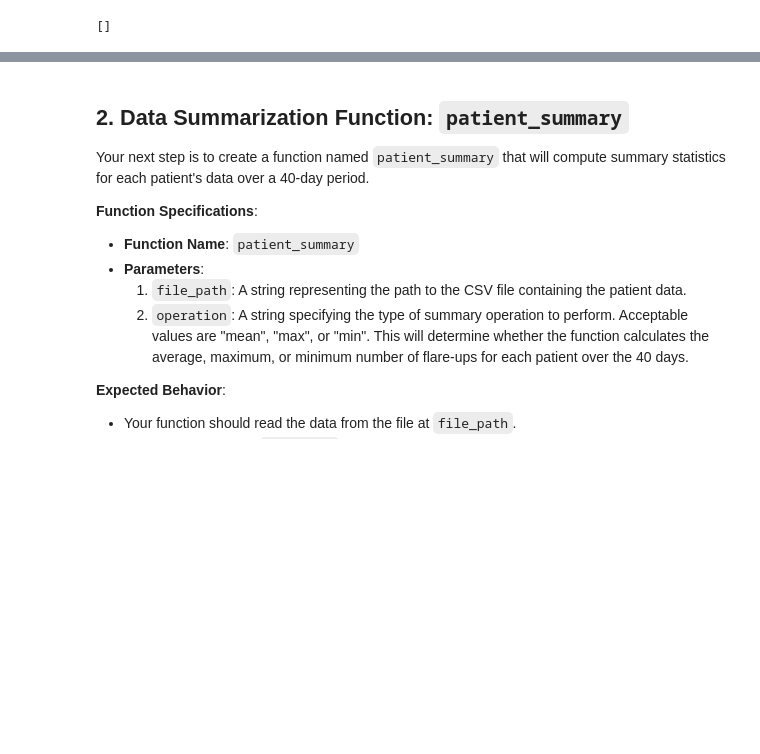
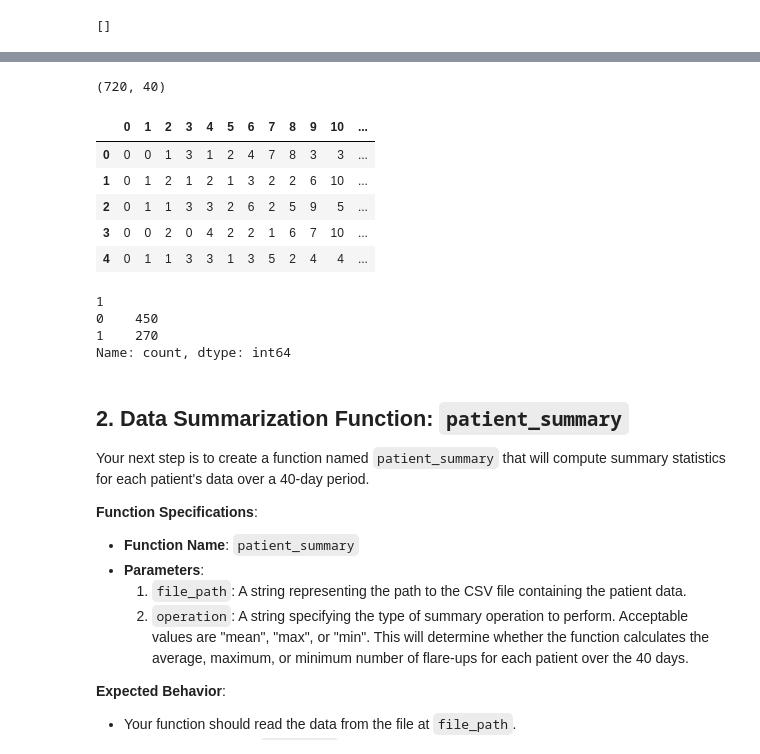
Before and after one commit to imdwipayana/Battlefield, a Jupyter notebook: DSI/Python/Assignment_2/assignment_2.ipynb, the cells around one changed output, grey strips where cells are left out. Cells and saved outputs as stored; diff of their text form; code cells hidden in the pictures; blank space fills up the shorter version.

```diff
--- a/DSI/Python/Assignment_2/assignment_2.ipynb
+++ b/DSI/Python/Assignment_2/assignment_2.ipynb
@@ -121,0 +122,6 @@ df1.head()
+# %%
+all_dfs = []
+for one_filename in file:
+    print(f'Loading {one_filename}')
+    new_df = pd.read_csv(one_filename, header = None)
+    all_dfs.append(new_df)
@@ -122,3 +165,25 @@ df1.head()
+# %%
+total_data = pd.concat(all_dfs)
+# %%
+total_data.shape
+# %% [output]
+(720, 40)
+# %%
+total_data.head()
+# %% [output]
+|  | 0 | 1 | 2 | 3 | 4 | 5 | 6 | 7 | 8 | 9 | 10 | ... |
+| 0 | 0 | 0 | 1 | 3 | 1 | 2 | 4 | 7 | 8 | 3 | 3 | ... |
+| 1 | 0 | 1 | 2 | 1 | 2 | 1 | 3 | 2 | 2 | 6 | 10 | ... |
+| 2 | 0 | 1 | 1 | 3 | 3 | 2 | 6 | 2 | 5 | 9 | 5 | ... |
+| 3 | 0 | 0 | 2 | 0 | 4 | 2 | 2 | 1 | 6 | 7 | 10 | ... |
+| 4 | 0 | 1 | 1 | 3 | 3 | 1 | 3 | 5 | 2 | 4 | 4 | ... |
+# %%
+total_data[1].value_counts()
+# %% [output]
+1
+0    450
+1    270
+Name: count, dtype: int64
 # %%
 file2 = glob.glob('')
 # %%
```
Also changed, not shown: parts of 5 cells of this notebook.
